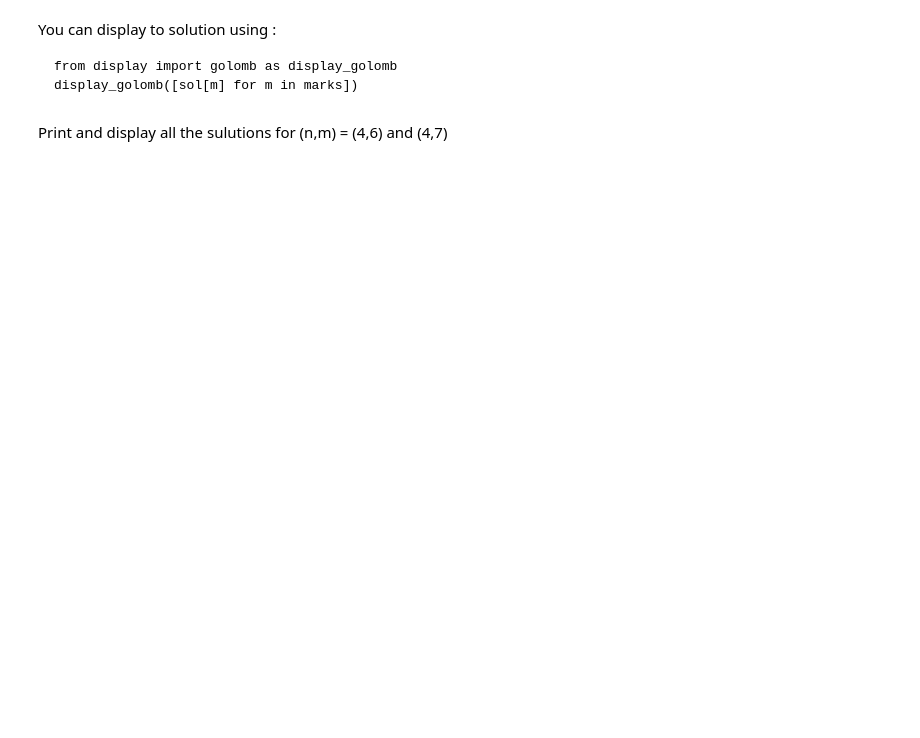
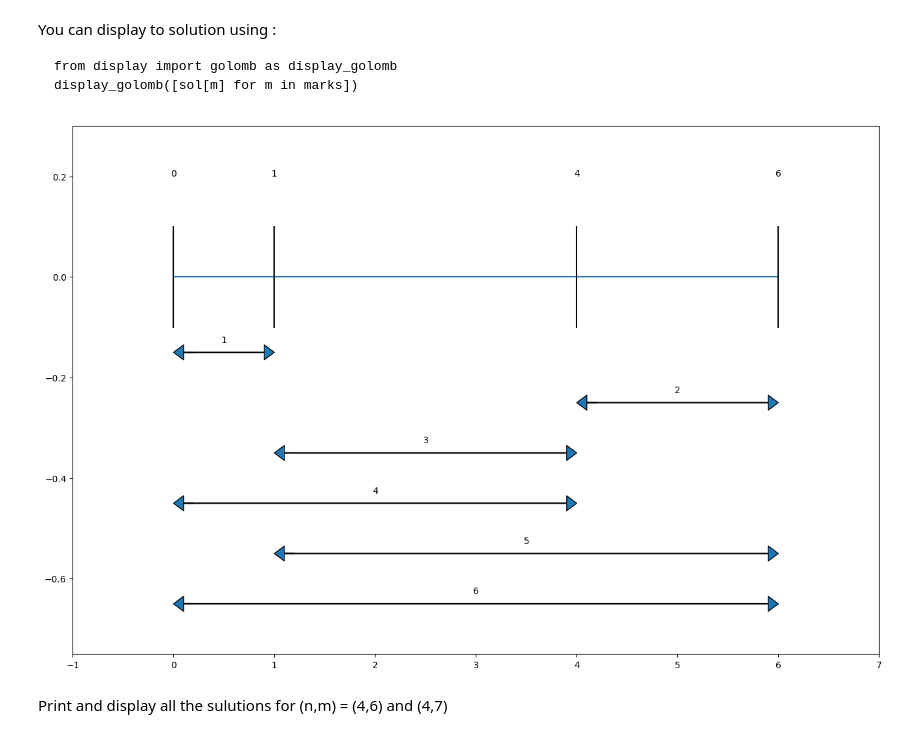
Before and after one commit to vitormaco/PPC, a Jupyter notebook: Tutorial3.ipynb, the cells around one changed output. Cells and saved outputs as stored; diff of their text form; code cells hidden in the pictures; blank space fills up the shorter version.

````diff
--- a/Tutorial3.ipynb
+++ b/Tutorial3.ipynb
@@ -50,5 +51,23 @@ You are free to use any constraint you want. However, you must declare and use t
 Note that for N marks, a ruler of length $2 ^ {N -1}$ can be found (I let you figure out why).
 
 Write a funtion decision_model(n,m) that builds and returns the correspondant model.
+# %%
+from itertools import combinations
+
+def decision_model(n,m):
+    model = CpoModel()
+    vars = model.integer_var_list(n, 0, m, "x")
+    all_combinations = [pair for pair in combinations(vars, 2)]
+    model.add(all_diff([abs(x-y) for x,y in all_combinations]))
+    for i in range(1, n):
+        model.add(vars[i] > vars[i-1])
+    return model
 # %% [markdown]
 Solve the problem for n=4, m=6. Then try different values of (n,m) (but don't waste too much time).
+# %%
+n = 4
+m = 6
+model = decision_model(n, m)
+solution = model.solve()
+solution_values = sorted([solution.get_value(f"x_{i}") for i in range(n)])
+solution_values
@@ -59,5 +97,12 @@ You can display to solution using  :
 from display import golomb as display_golomb
 display_golomb([sol[m] for m in marks])
 ```
+# %%
+from display import golomb as display_golomb
+%matplotlib inline
+
+display_golomb(solution_values)
+# %% [output]
+[figure, added]
 # %% [markdown]
 Print and display all the sulutions for (n,m) = (4,6) and (4,7)
````
Also changed, not shown: parts of 12 cells of this notebook.
